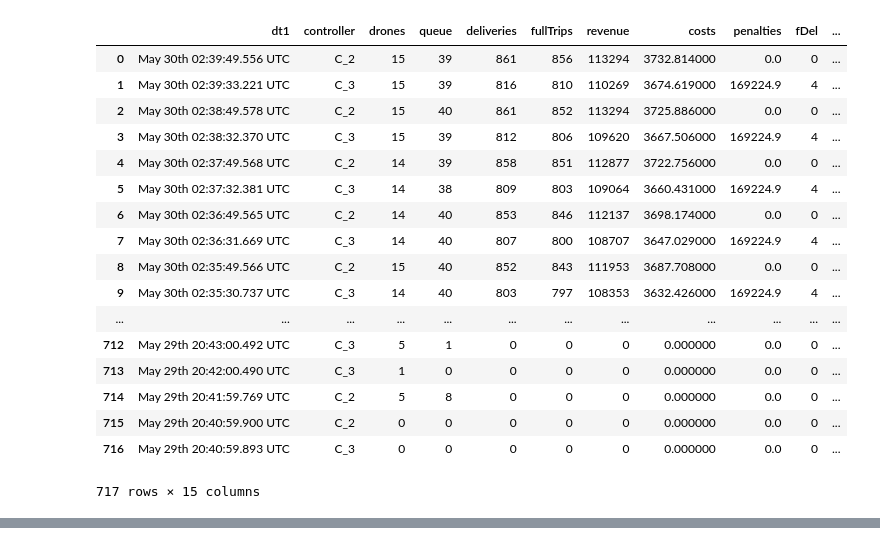
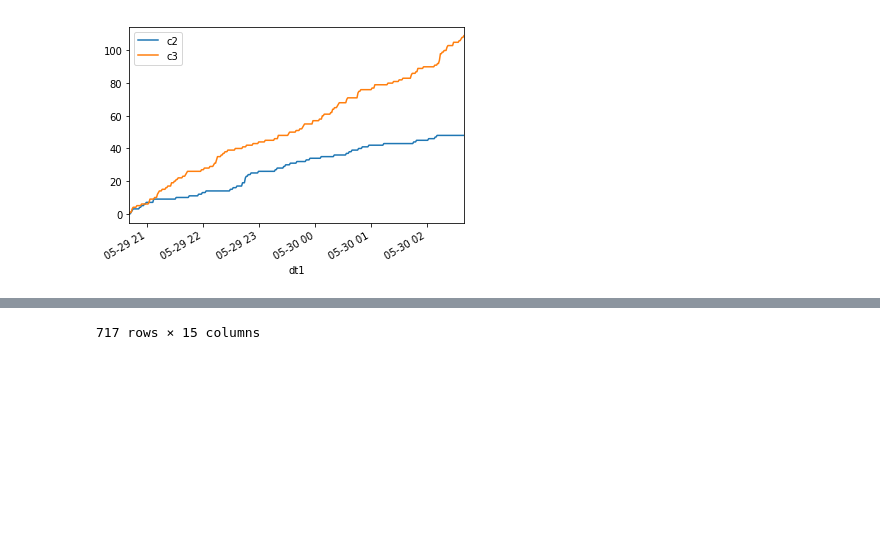
Before and after one commit to paulbalaji/drone-sim, a Jupyter notebook: codebase/analysis/analysis.ipynb, the cells around one changed output, grey strips where cells are left out. Drawn from its saved outputs; the diff is of its cells as text; code cells hidden in the pictures; blank space fills up the shorter version.

```diff
--- a/codebase/analysis/analysis.ipynb
+++ b/codebase/analysis/analysis.ipynb
@@ -3,25 +5,20 @@ import pandas as pd
-# %%
-df = pd.read_table("29may_2138.txt", " ")
-df['dt1'] = df['dt1'] + " " + df['dt2'] + " " + df['dt3'] + " " + df['dt4']
-df = df.drop(['dt2', 'dt3', 'dt4'], axis=1)
-
-df
-# %% [output]
-|  | dt1 | controller | drones | queue | deliveries | fullTrips | revenue | costs | penalties | fDel | ... |
-| 0 | May 30th 02:39:49.556 UTC | C_2 | 15 | 39 | 861 | 856 | 113294 | 3732.814000 | 0.0 | 0 | ... |
-| 1 | May 30th 02:39:33.221 UTC | C_3 | 15 | 39 | 816 | 810 | 110269 | 3674.619000 | 169224.9 | 4 | ... |
-| 2 | May 30th 02:38:49.578 UTC | C_2 | 15 | 40 | 861 | 852 | 113294 | 3725.886000 | 0.0 | 0 | ... |
-| 3 | May 30th 02:38:32.370 UTC | C_3 | 15 | 39 | 812 | 806 | 109620 | 3667.506000 | 169224.9 | 4 | ... |
-| 4 | May 30th 02:37:49.568 UTC | C_2 | 14 | 39 | 858 | 851 | 112877 | 3722.756000 | 0.0 | 0 | ... |
-| 5 | May 30th 02:37:32.381 UTC | C_3 | 14 | 38 | 809 | 803 | 109064 | 3660.431000 | 169224.9 | 4 | ... |
-| 6 | May 30th 02:36:49.565 UTC | C_2 | 14 | 40 | 853 | 846 | 112137 | 3698.174000 | 0.0 | 0 | ... |
-| 7 | May 30th 02:36:31.669 UTC | C_3 | 14 | 40 | 807 | 800 | 108707 | 3647.029000 | 169224.9 | 4 | ... |
-| 8 | May 30th 02:35:49.566 UTC | C_2 | 15 | 40 | 852 | 843 | 111953 | 3687.708000 | 0.0 | 0 | ... |
-| 9 | May 30th 02:35:30.737 UTC | C_3 | 14 | 40 | 803 | 797 | 108353 | 3632.426000 | 169224.9 | 4 | ... |
-| ... | ... | ... | ... | ... | ... | ... | ... | ... | ... | ... | ... |
-| 712 | May 29th 20:43:00.492 UTC | C_3 | 5 | 1 | 0 | 0 | 0 | 0.000000 | 0.0 | 0 | ... |
-| 713 | May 29th 20:42:00.490 UTC | C_3 | 1 | 0 | 0 | 0 | 0 | 0.000000 | 0.0 | 0 | ... |
-| 714 | May 29th 20:41:59.769 UTC | C_2 | 5 | 8 | 0 | 0 | 0 | 0.000000 | 0.0 | 0 | ... |
-| 715 | May 29th 20:40:59.900 UTC | C_2 | 0 | 0 | 0 | 0 | 0 | 0.000000 | 0.0 | 0 | ... |
-| 716 | May 29th 20:40:59.893 UTC | C_3 | 0 | 0 | 0 | 0 | 0 | 0.000000 | 0.0 | 0 | ... |
-717 rows × 15 columns
+# %%
+inputfile = "29may_2138.txt"
+yaxis = 'fLaunch'
+
+df = pd.read_table(inputfile, " ")
+
+df['dt1'] = df['dt1'] + " " + df['dt2'] + " " + df['dt3'] + " " + df['dt4']
+df = df.drop(['dt2', 'dt3', 'dt4'], axis=1)
+df['dt1'] = df['dt1'].apply(lambda x: pd.to_datetime(parse(x)))
+c3 = df[df['controller'].str.contains("C_3")]
+c2 = df[df['controller'].str.contains("C_2")]
+
+ax = c2.plot(x='dt1', y=yaxis)
+c3.plot(x='dt1', y=yaxis, ax=ax)
+ax.legend(["c2", "c3"]);
+plt.show()
+
+df
+# %% [output]
+[figure, added]
@@ -27,0 +42 @@ df
+717 rows × 15 columns
```
Also changed, not shown: parts of 2 cells of this notebook, 2 other files.
